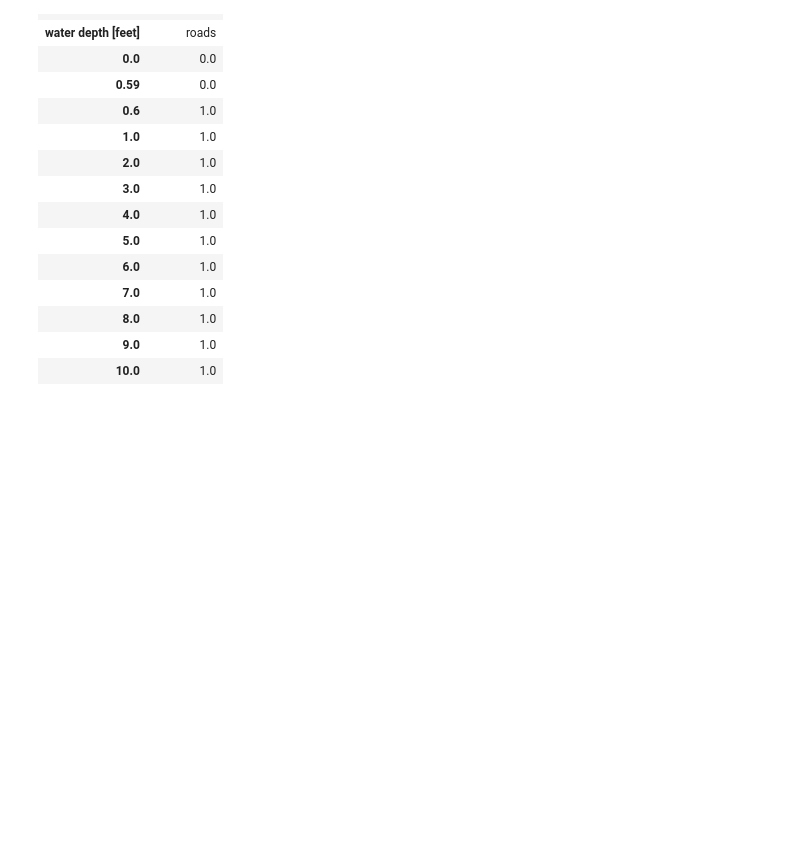
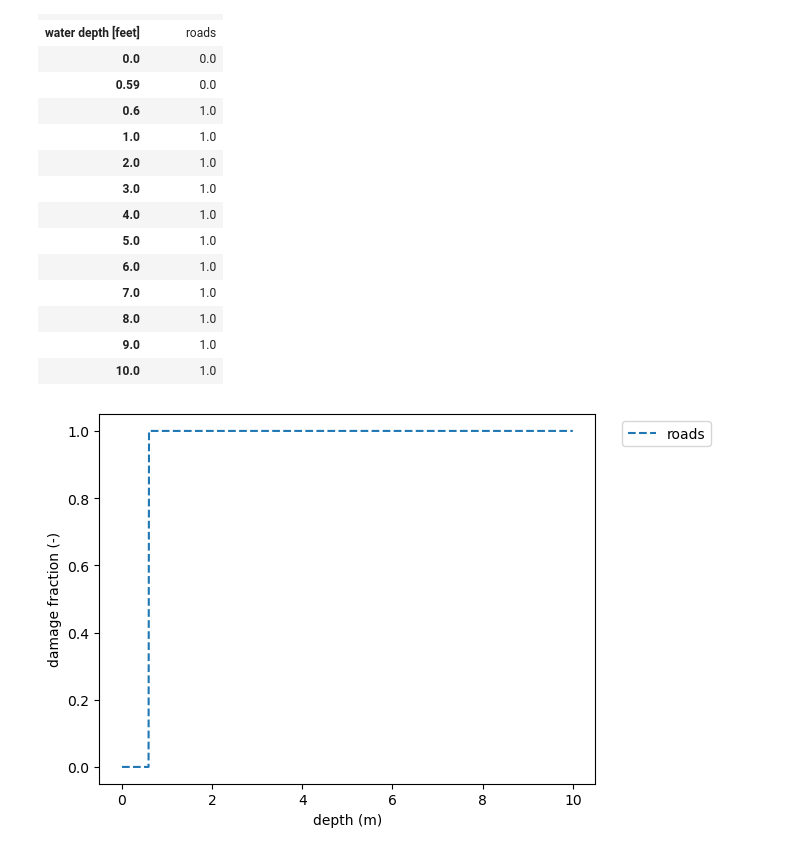
Before and after one commit to Deltares/hydromt_fiat, a Jupyter notebook: examples/add_roadnetwork.ipynb, the cells around one changed output. Drawn from its saved outputs; the diff is of its cells as text; code cells hidden in the pictures; blank space fills up the shorter version.

Commit message:
visual damage curve, distinguish data input/output

```diff
--- a/examples/add_roadnetwork.ipynb
+++ b/examples/add_roadnetwork.ipynb
@@ -135,7 +148,7 @@ To build the model some settings must be ingested as variables. So you need to s
 - `data_catalog_yml`: Define the data catalogue as a variable from the config dictionary.
 # %%
 # Set up Fiat Model
-root = Path(os.path.abspath(""))  / "data" / "road_network"
+root = Path(os.path.abspath(""))  / "data" / "road_network" /  "FIAT model"
 
 # Set up the logger
 logger = setuplog("hydromt_fiat", log_level=10)
@@ -153,8 +169,9 @@ The output will be an **exposure folder** incl. *exposure.csv* together with vec
 # %%
-fm = FiatModel(root=root, mode="w+", data_libs=[data_catalog_yml], logger=logger)
+# Build the FIAT model
+fiat_model = FiatModel(root=root, mode="w+", data_libs=[data_catalog_yml], logger=logger)
 
 region = gpd.GeoDataFrame.from_features(region, crs=4326)
 opt = configread(Path(os.path.abspath("")) / "data" / "road_network"  /  "configuration.yaml")
-fm.build(region={"geom": region}, opt=opt)
-fm.write()
+fiat_model.build(region={"geom": region}, opt=opt, write=False)
+fiat_model.write()
 # %% [output]
@@ -230,3 +235,18 @@ df_vulnerability
 | 8.0 | 1.0 |
 | 9.0 | 1.0 |
 | 10.0 | 1.0 |
+# %%
+# Display vulnerability curves
+water_depths = fiat_model.vulnerability.hazard_values
+
+# Plot damage curves for some occupancy types
+line_styles = ['--', '-', ':']
+for function_name, ls in zip(fiat_model.vulnerability.functions.keys(), line_styles):
+    dmg = [float(i) for i in fiat_model.vulnerability.functions[function_name]]
+    plt.plot(water_depths, dmg, label=function_name, ls=ls)
+plt.xlabel('depth (m)')
+plt.ylabel('damage fraction (-)')
+plt.legend(bbox_to_anchor=(1.04, 1), loc="upper left")
+plt.show()
+# %% [output]
+[figure, added]
```
Also changed, not shown: parts of 18 cells of this notebook, 6 other files.
